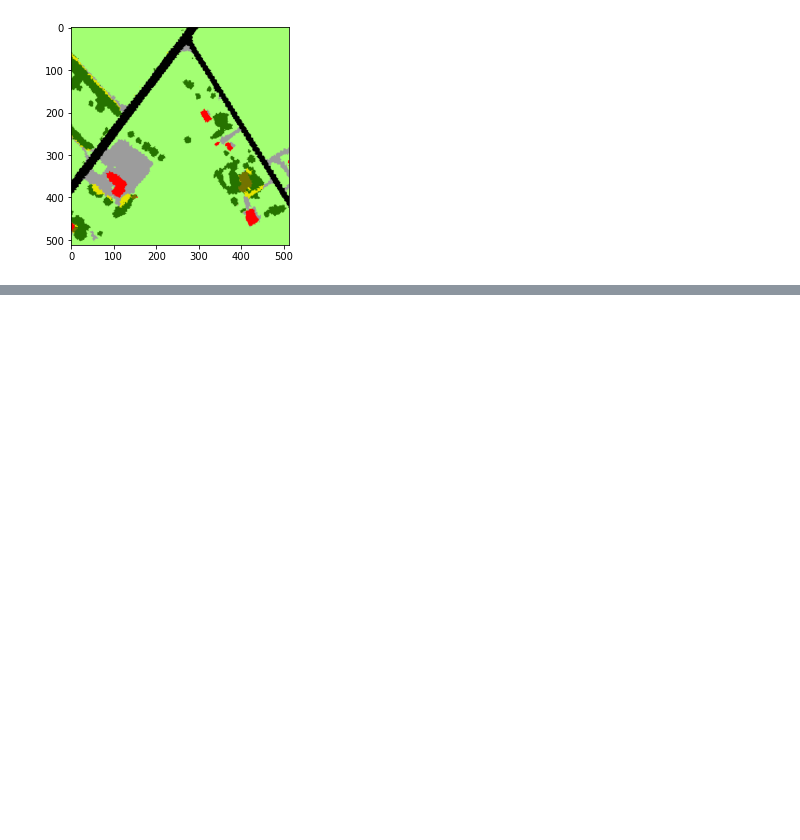
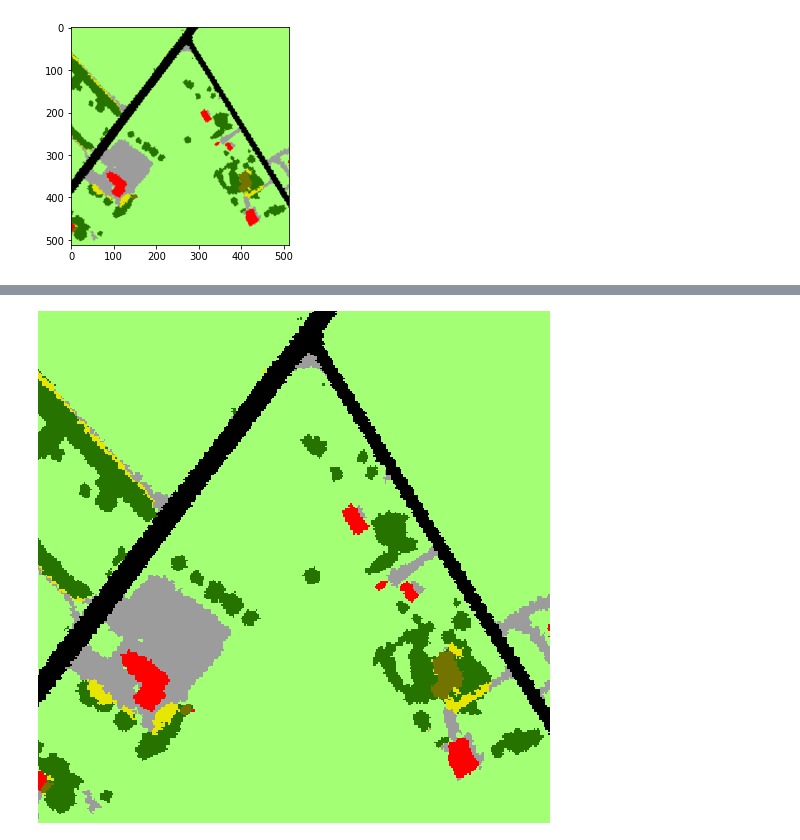
Before and after one commit to Molten-Ice/Deep-Learning, a Jupyter notebook: UNET.ipynb, the cells around one changed output, grey strips where cells are left out. Drawn from its saved outputs; the diff is of its cells as text; code cells hidden in the pictures; blank space fills up the shorter version.

```diff
--- a/UNET.ipynb
+++ b/UNET.ipynb
@@ -175,8 +175,8 @@ plt.imshow(img)
 plt.show()
 
 cmap_dict = {0: (0, 0, 0, 0), 1: (0, 197, 255, 255), 2: (0, 168, 132, 255), 3: (38, 115, 0, 255), 4: (76, 230, 0, 255), 5: (163, 255, 115, 255), 6: (255, 170, 0, 255), 7: (255, 0, 0, 255), 8: (156, 156, 156, 255), 9: (0, 0, 0, 255), 10: (115, 115, 0, 255), 11: (230, 230, 0, 255), 12: (255, 255, 115, 255), 13: (197, 0, 255, 255)}
-coverted = np.array([[cmap_dict[x] for x in row] for row in target[0][0].numpy()])
-plt.imshow(coverted)
+converted = np.array([[cmap_dict[x] for x in row] for row in target[0][0].numpy()])
+plt.imshow(converted)
 # %% [output]
 torch.Size([32, 4, 512, 512]) torch.Size([32, 1, 512, 512])
 [figure]
@@ -187,3 +192,7 @@ torch.Size([32, 4, 512, 512]) torch.Size([32, 1, 512, 512])
+# %%
+PIL.Image.fromarray(np.uint8(converted))
+# %% [output]
+[figure, added]
 # %%
 
 class TestModel(nn.Module):
```
Also changed, not shown: parts of 1 cell of this notebook.
